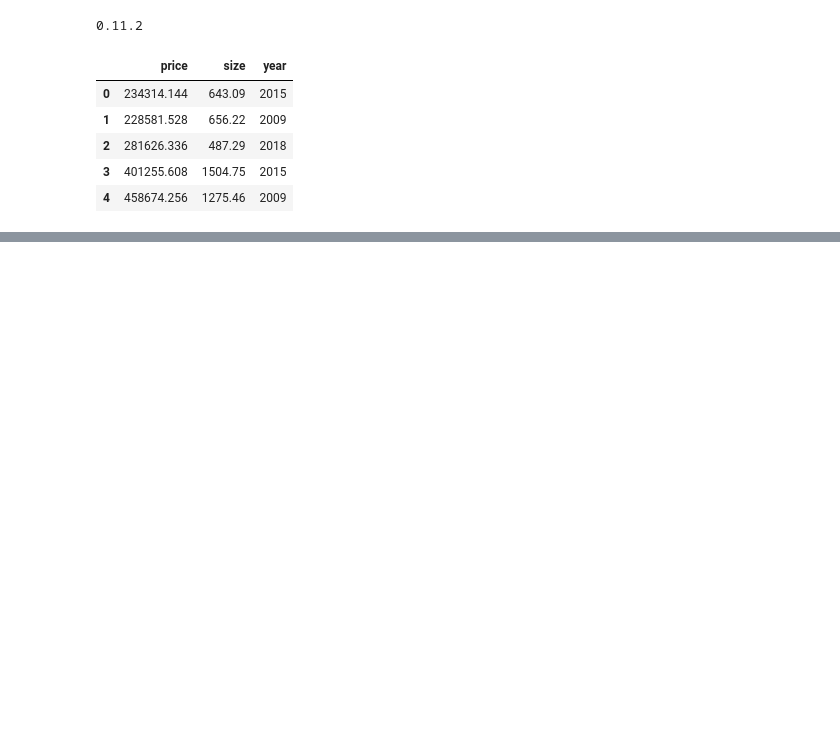
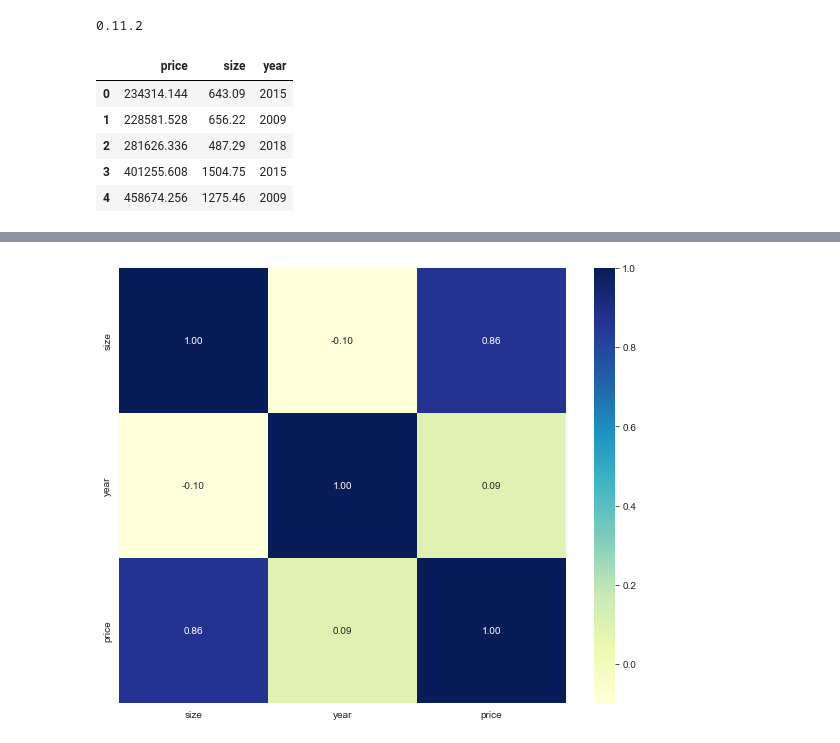
Before and after one commit to JudsonMorgan/Python-for-Data-Analyst, a Jupyter notebook: Data-visualization.ipynb, the cells around one changed output, grey strips where cells are left out. Cells and saved outputs as stored; diff of their text form; code cells hidden in the pictures; blank space fills up the shorter version.

```diff
--- a/Data-visualization.ipynb
+++ b/Data-visualization.ipynb
@@ -450,0 +479,11 @@ sns.jointplot(data = data, x = 'age', y = 'height', hue = 'smoke')
+# %%
+co = df.corr()
+# %%
+plt.figure(figsize=(10,8))
+sns.heatmap(co,
+           annot=True,
+           fmt='.2f',
+           cmap='YlGnBu')
+plt.show()
+# %% [output]
+[figure, added]
```
Also changed, not shown: parts of 48 cells of this notebook.
